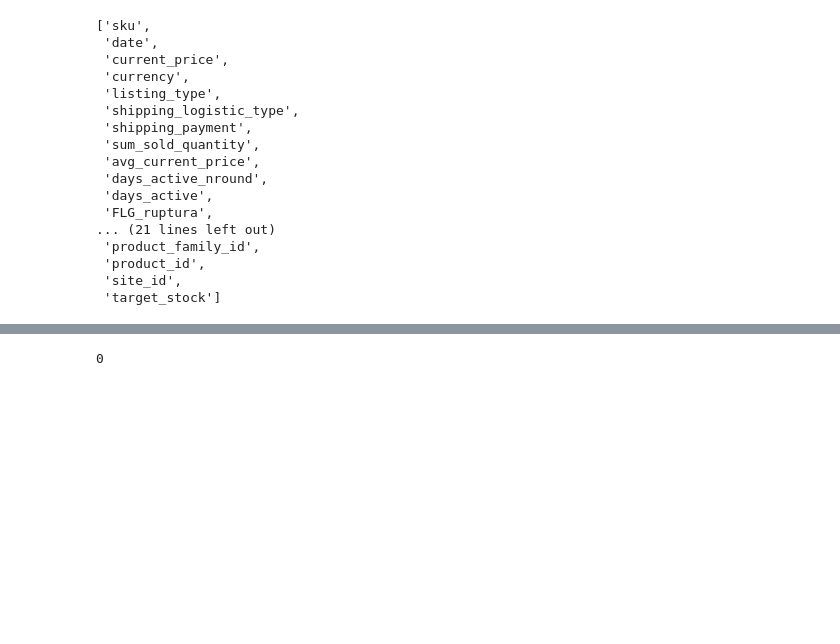
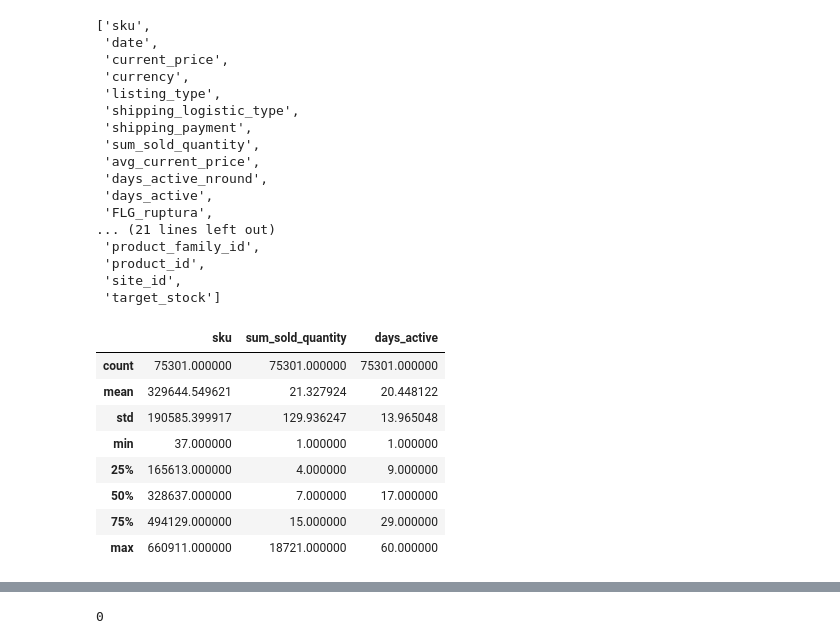
Before and after one commit to brunotagoncalves/MeLi_2021_demand_prediction, a Jupyter notebook: meli_EDA_6th_sub.ipynb, the cells around one changed output, grey strips where cells are left out. Drawn from its saved outputs; the diff is of its cells as text; code cells hidden in the pictures; blank space fills up the shorter version.

```diff
--- a/meli_EDA_6th_sub.ipynb
+++ b/meli_EDA_6th_sub.ipynb
@@ -330,3 +337,15 @@ train_data = df_train.select(*vars+['days_active']).toPandas()
 test_data = df_test.select(*vars+['days_active']).toPandas()
 train_label = train_data.days_active
 test_label = test_data.days_active
+# %%
+train_data.describe()
+# %% [output]
+|  | sku | sum_sold_quantity | days_active |
+| count | 75301.000000 | 75301.000000 | 75301.000000 |
+| mean | 329644.549621 | 21.327924 | 20.448122 |
+| std | 190585.399917 | 129.936247 | 13.965048 |
+| min | 37.000000 | 1.000000 | 1.000000 |
+| 25% | 165613.000000 | 4.000000 | 9.000000 |
+| 50% | 328637.000000 | 7.000000 | 17.000000 |
+| 75% | 494129.000000 | 15.000000 | 29.000000 |
+| max | 660911.000000 | 18721.000000 | 60.000000 |
```
Also changed, not shown: parts of 19 cells of this notebook.
